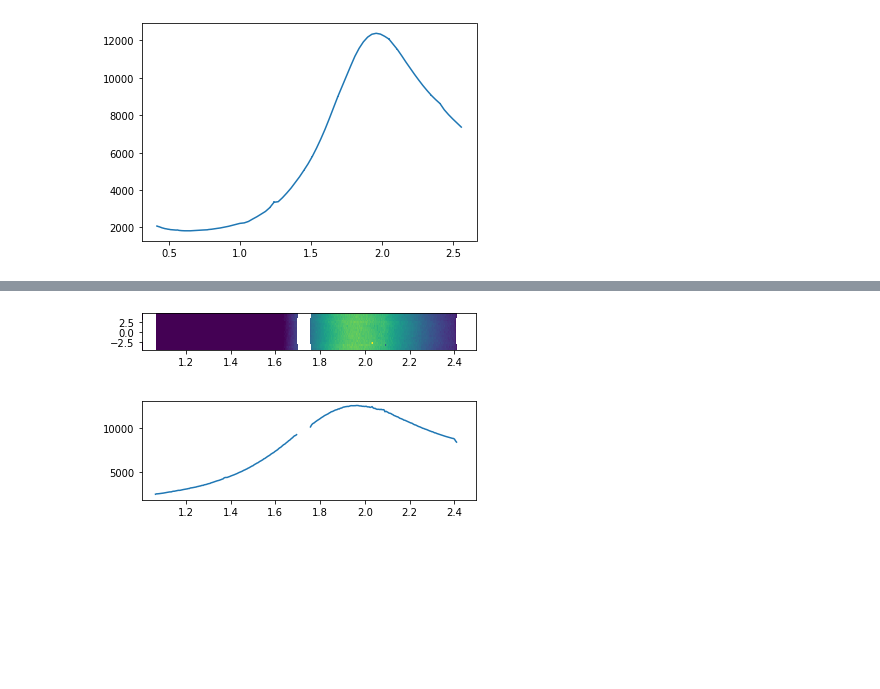
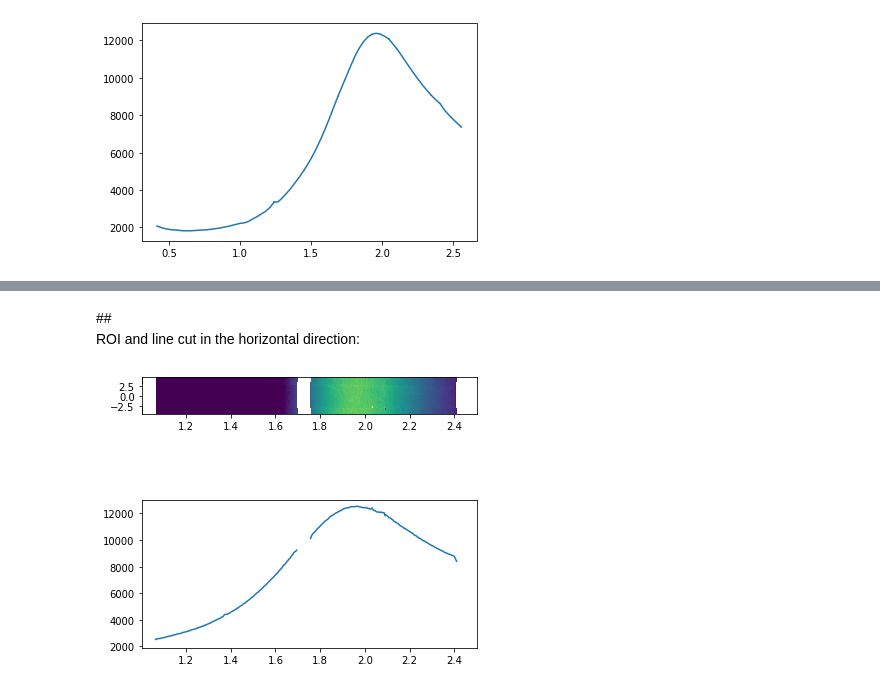
Before and after one commit to NSLS-II-LIX/py4xs, a Jupyter notebook: docs/Data2D_demo.ipynb, the cells around one changed output, grey strips where cells are left out. Cells and saved outputs as stored; diff of their text form; code cells hidden in the pictures; blank space fills up the shorter version.

```diff
--- a/docs/Data2D_demo.ipynb
+++ b/docs/Data2D_demo.ipynb
@@ -95,15 +112,18 @@ plt.show()
+# %% [markdown]
+##<br>
+ROI and line cut in the horizontal direction:
 # %%
 ret = dw1.qphi_data.roi(1.0, 2.5, -5, 5)
 
-plt.figure()
+plt.figure(figsize=(6,6))
 plt.subplot(211)
 ax = plt.gca()
 paxr = Axes2dPlot(ax,ret)
 paxr.plot(aspect=np.radians(1.))
 paxr.img.set_clim(8000,14000)
 plt.subplot(212)
 plt.plot(ret.xc, ret.flatten(axis=0))
 plt.xlim([ret.xc[0], ret.xc[-1]])
 plt.show()
 # %% [output]
-[figure, old version]
+[figure, new version]
```
Also changed, not shown: parts of 10 cells of this notebook, 4 other files.
